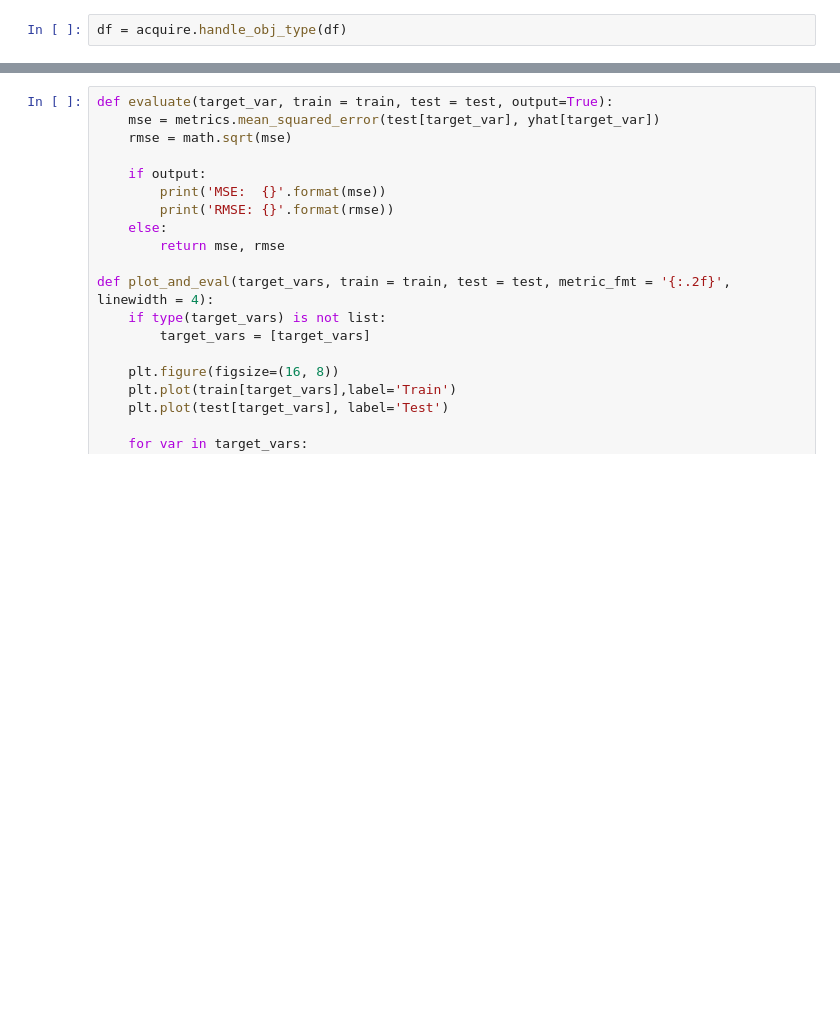
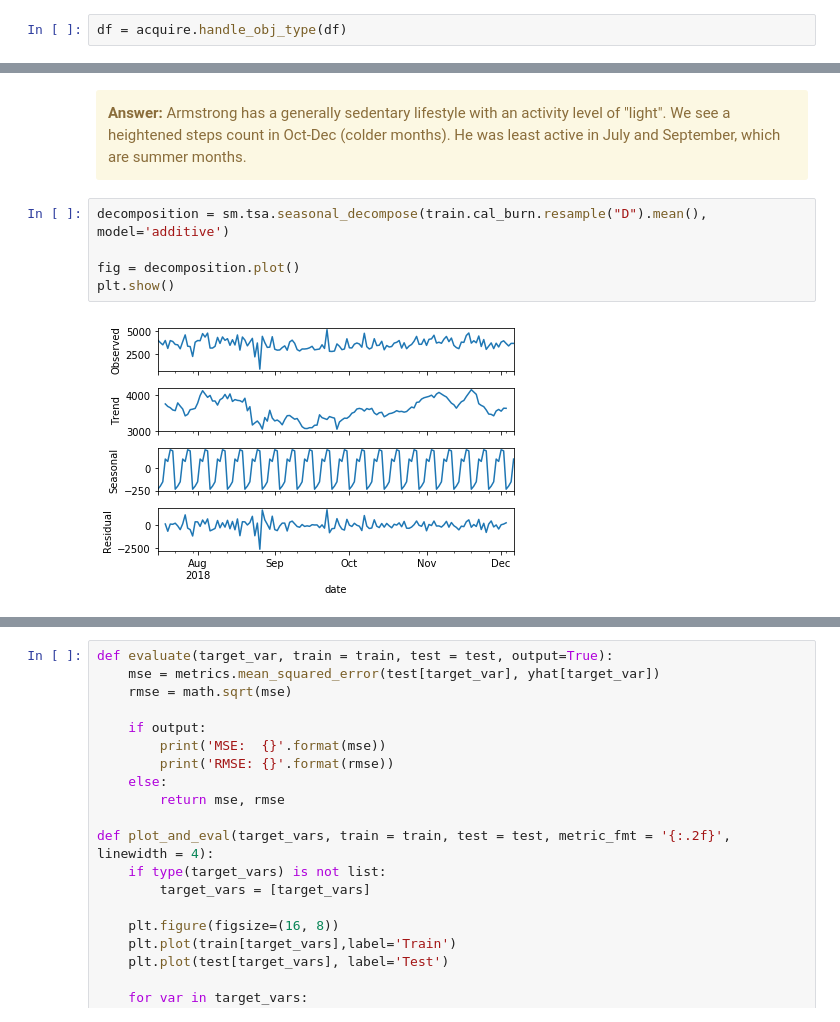
Before and after one commit to BlancoRD/Fitbit-Time-Series, a Jupyter notebook: setup.ipynb, the cells around one changed output, grey strips where cells are left out. Cells and saved outputs as stored; diff of their text form; blank space fills up the shorter version.

```diff
--- a/setup.ipynb
+++ b/setup.ipynb
@@ -155,0 +208,12 @@ sns.heatmap(df.corr(), annot = True)
+# %% [markdown]
+<div class="alert alert-block alert-warning">
+<b>Answer:</b>
+Armstrong has a generally sedentary lifestyle with an activity level of "light". We see a heightened steps count in Oct-Dec (colder months). He was least active in July and September, which are summer months.
+</div>
+# %%
+decomposition = sm.tsa.seasonal_decompose(train.cal_burn.resample("D").mean(), model='additive')
+
+fig = decomposition.plot()
+plt.show()
+# %% [output]
+[figure, added]
```
Also changed, not shown: parts of 43 cells of this notebook, 2 other files.
